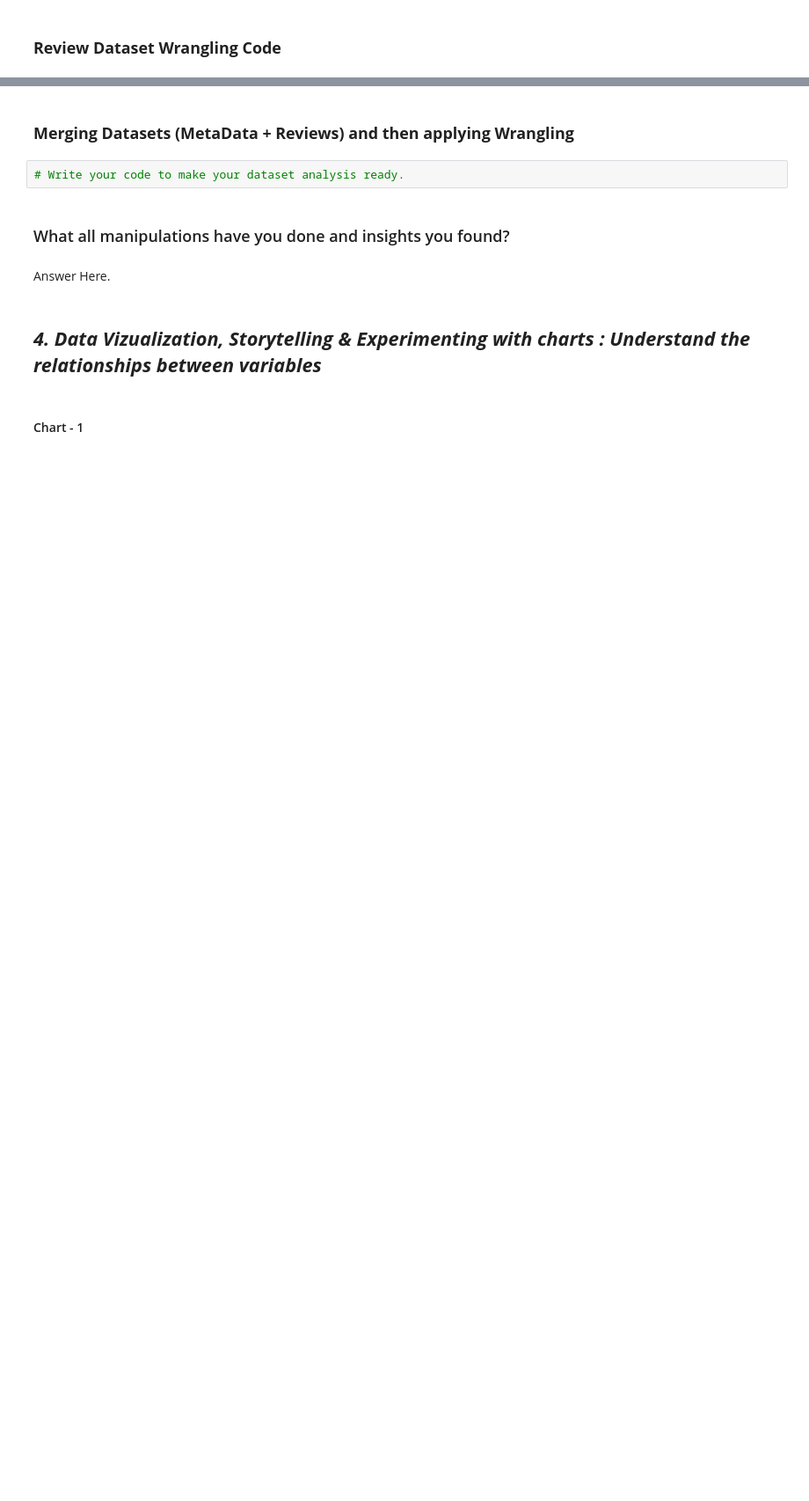
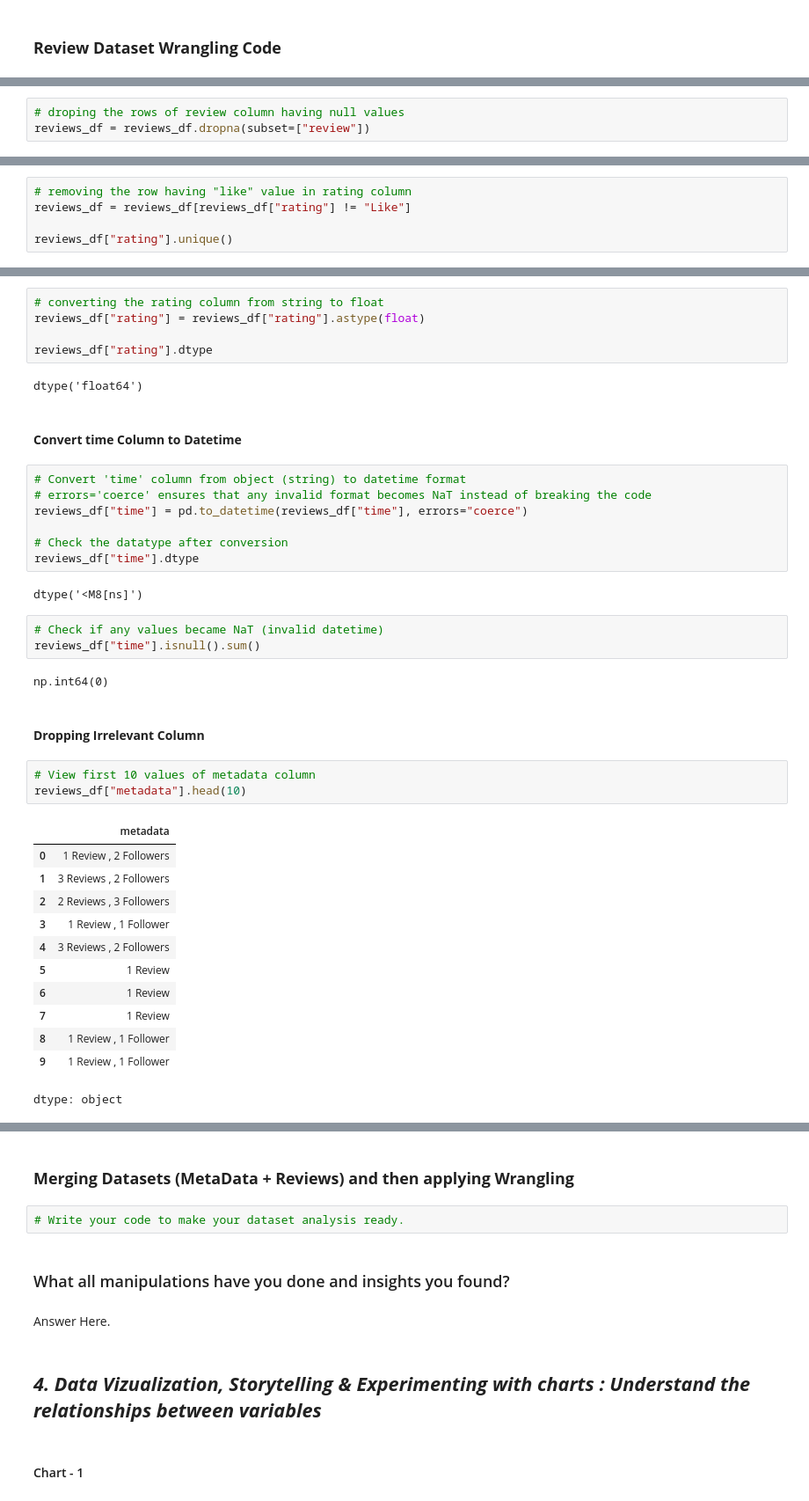
Before and after one commit to Sagarjain93/Machine-Learning-Portfolio, a Jupyter notebook: 03_ML_Practice/Zomato_Restaurant_Clustering/notebook/Sagar_jain_Capstone_Project_Zomato_Restaurant_Clustering.ipynb, the cells around one changed output, grey strips where cells are left out. Shown at 88% size. Drawn from its saved outputs; the diff is of its cells as text; blank space fills up the shorter version.

```diff
--- a/03_ML_Practice/Zomato_Restaurant_Clustering/notebook/Sagar_jain_Capstone_Project_Zomato_Restaurant_Clustering.ipynb
+++ b/03_ML_Practice/Zomato_Restaurant_Clustering/notebook/Sagar_jain_Capstone_Project_Zomato_Restaurant_Clustering.ipynb
@@ -686,0 +770,3 @@ metadata_df.head()
+# %%
+# droping the rows of review column having null values
+reviews_df = reviews_df.dropna(subset=["review"])
@@ -686,0 +793,5 @@ metadata_df.head()
+# %%
+# removing the row having "like" value in rating column
+reviews_df = reviews_df[reviews_df["rating"] != "Like"]
+
+reviews_df["rating"].unique()
@@ -686,0 +802,41 @@ metadata_df.head()
+# %%
+# converting the rating column from string to float
+reviews_df["rating"] = reviews_df["rating"].astype(float)
+
+reviews_df["rating"].dtype
+# %% [output]
+dtype('float64')
+# %% [markdown]
+#### **Convert time Column to Datetime**
+# %%
+# Convert 'time' column from object (string) to datetime format
+# errors='coerce' ensures that any invalid format becomes NaT instead of breaking the code
+reviews_df["time"] = pd.to_datetime(reviews_df["time"], errors="coerce")
+
+# Check the datatype after conversion
+reviews_df["time"].dtype
+# %% [output]
+dtype('<M8[ns]')
+# %%
+# Check if any values became NaT (invalid datetime)
+reviews_df["time"].isnull().sum()
+# %% [output]
+np.int64(0)
+# %% [markdown]
+#### **Dropping Irrelevant Column**
+# %%
+# View first 10 values of metadata column
+reviews_df["metadata"].head(10)
+# %% [output]
+|  | metadata |
+| 0 | 1 Review , 2 Followers |
+| 1 | 3 Reviews , 2 Followers |
+| 2 | 2 Reviews , 3 Followers |
+| 3 | 1 Review , 1 Follower |
+| 4 | 3 Reviews , 2 Followers |
+| 5 | 1 Review |
+| 6 | 1 Review |
+| 7 | 1 Review |
+| 8 | 1 Review , 1 Follower |
+| 9 | 1 Review , 1 Follower |
+dtype: object
```
Also changed, not shown: parts of 32 cells of this notebook.
